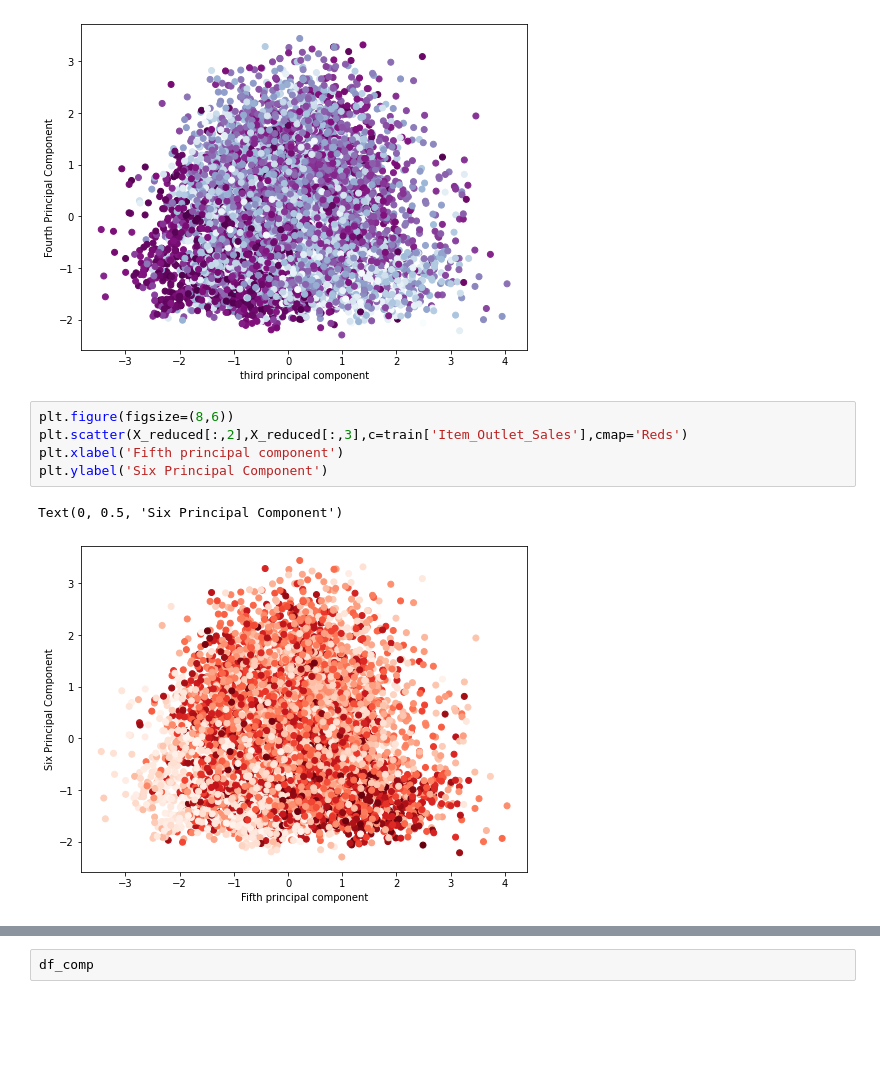
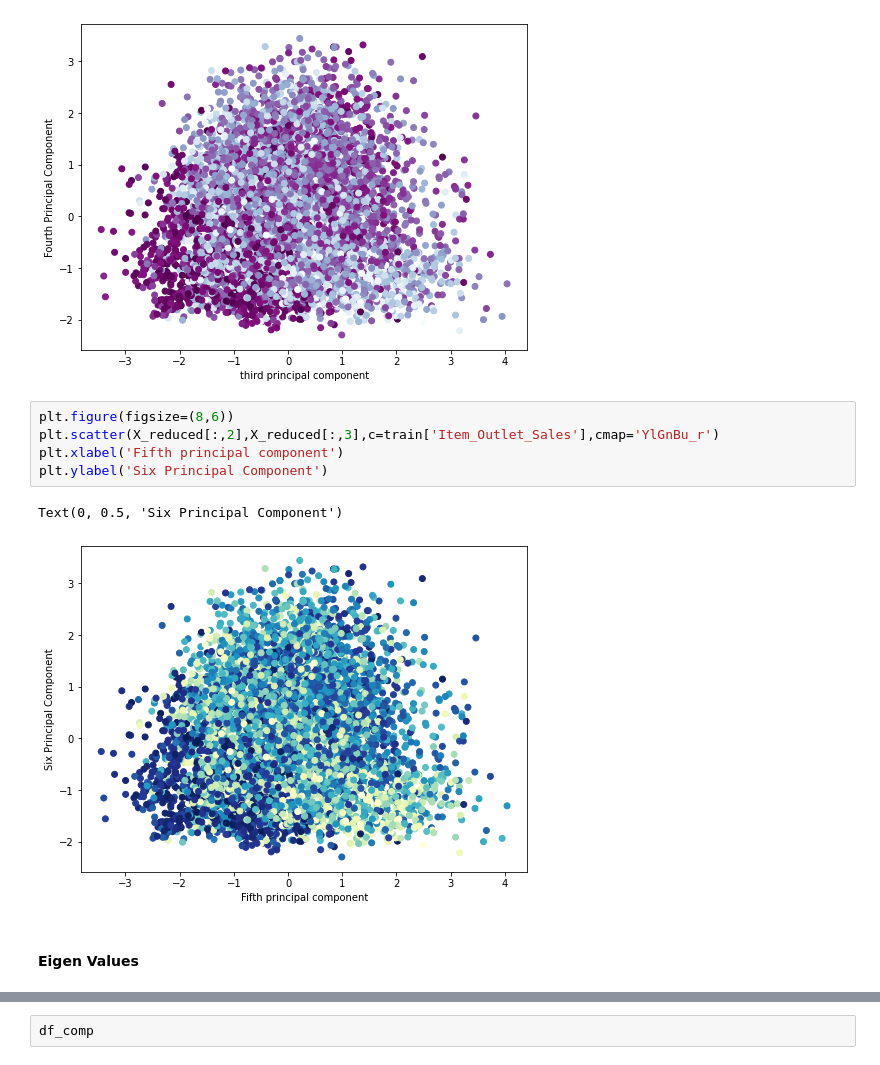
Before and after one commit to shsarv/ML-and-its-Application, a Jupyter notebook: PCA on Bigmart Dataset/BigMart_Sales.ipynb, the cells around one changed output, grey strips where cells are left out. Saved outputs shown, nothing was run; the diff lists cells and outputs as text; blank space fills up the shorter version.

```diff
--- a/PCA on Bigmart Dataset/BigMart_Sales.ipynb
+++ b/PCA on Bigmart Dataset/BigMart_Sales.ipynb
@@ -206,9 +252,11 @@ Text(0, 0.5, 'Fourth Principal Component')
 [figure]
 # %%
 plt.figure(figsize=(8,6))
-plt.scatter(X_reduced[:,2],X_reduced[:,3],c=train['Item_Outlet_Sales'],cmap='Reds')
+plt.scatter(X_reduced[:,2],X_reduced[:,3],c=train['Item_Outlet_Sales'],cmap='YlGnBu_r')
 plt.xlabel('Fifth principal component')
 plt.ylabel('Six Principal Component')
 # %% [output]
 Text(0, 0.5, 'Six Principal Component')
-[figure, old version]
+[figure, new version]
+# %% [markdown]
+#### Eigen Values
```
Also changed, not shown: parts of 27 cells of this notebook.
